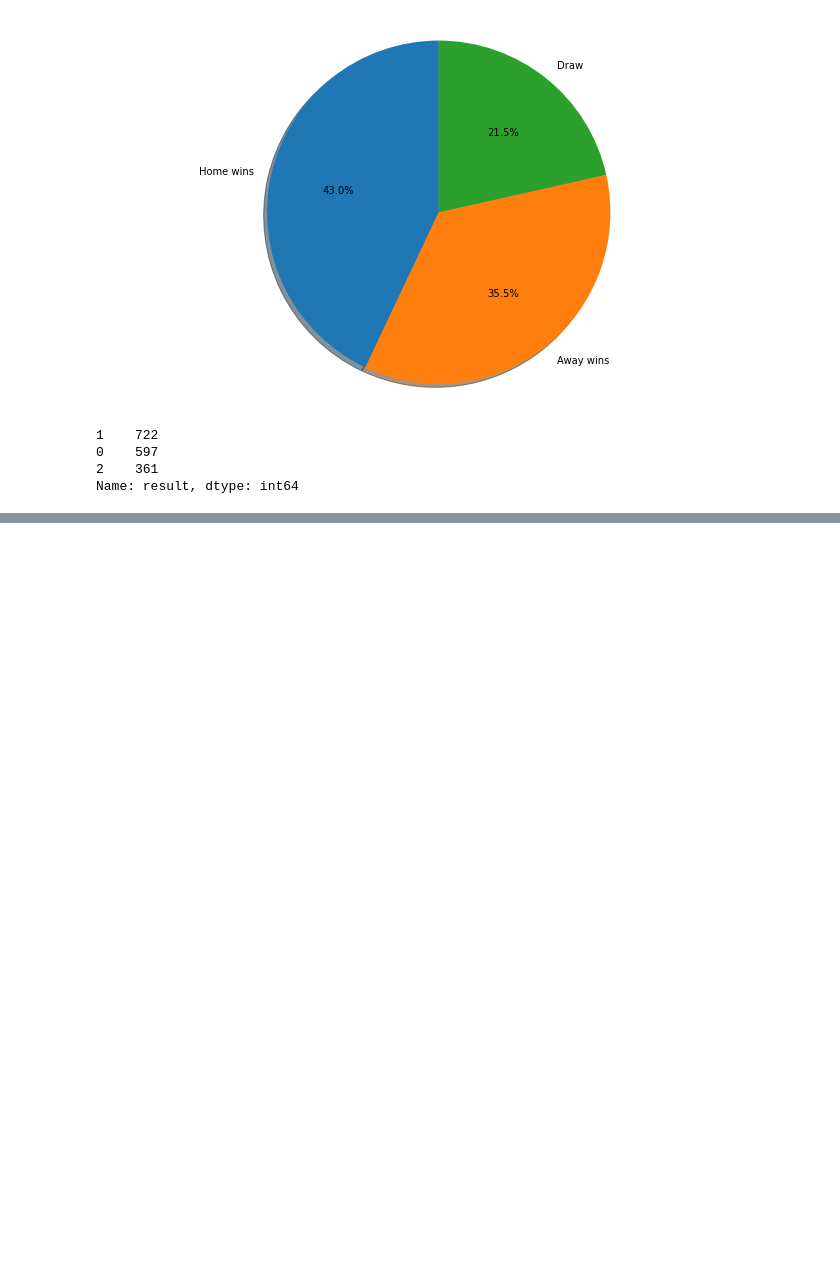
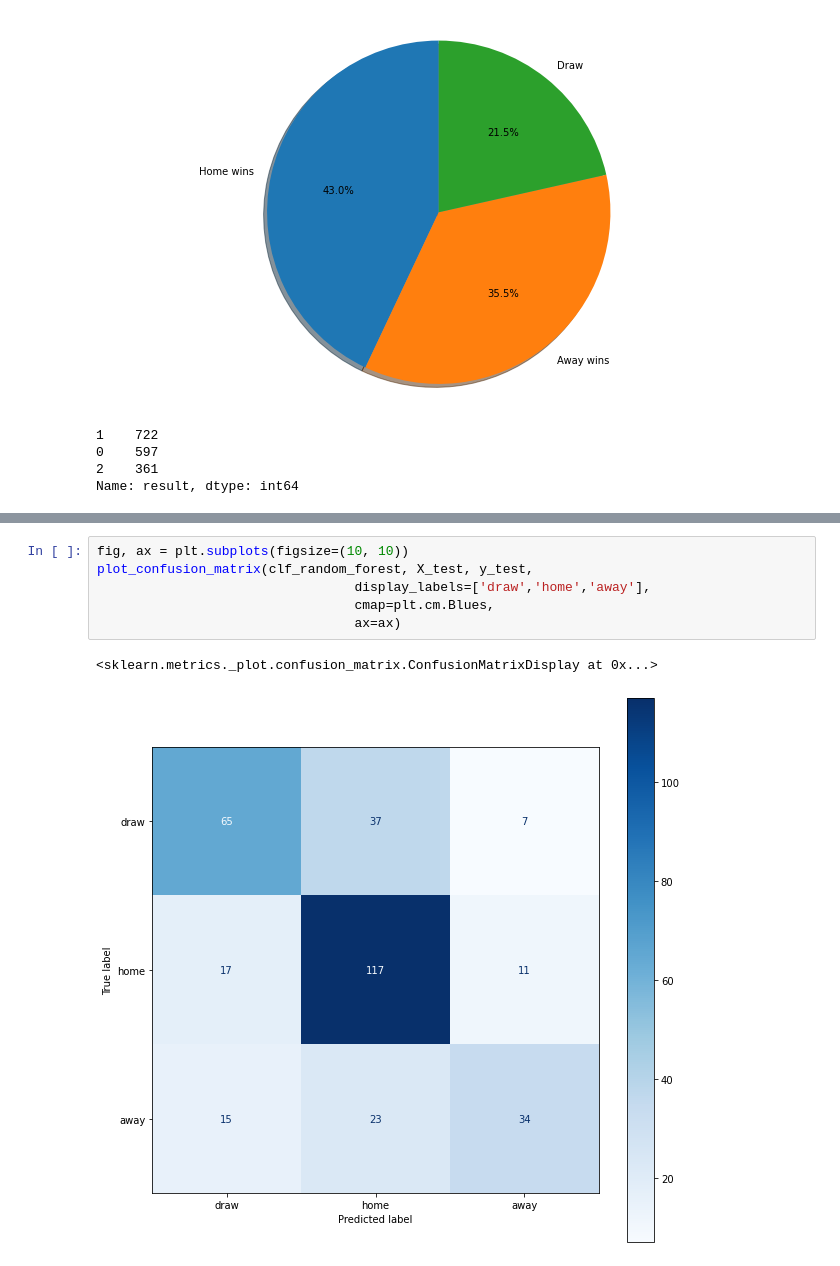
Before and after one commit to melfaiz/BotolaAspro, a Jupyter notebook: Forecasting_Botola.ipynb, the cells around one changed output, grey strips where cells are left out. Cells and saved outputs as stored; diff of their text form; blank space fills up the shorter version.

```diff
--- a/Forecasting_Botola.ipynb
+++ b/Forecasting_Botola.ipynb
@@ -357,0 +543,9 @@ X.head()
+# %%
+fig, ax = plt.subplots(figsize=(10, 10))
+plot_confusion_matrix(clf_random_forest, X_test, y_test,
+                                 display_labels=['draw','home','away'],
+                                 cmap=plt.cm.Blues,
+                                 ax=ax)
+# %% [output]
+<sklearn.metrics._plot.confusion_matrix.ConfusionMatrixDisplay at 0x...>
+[figure, added]
```
Also changed, not shown: parts of 30 cells of this notebook.
